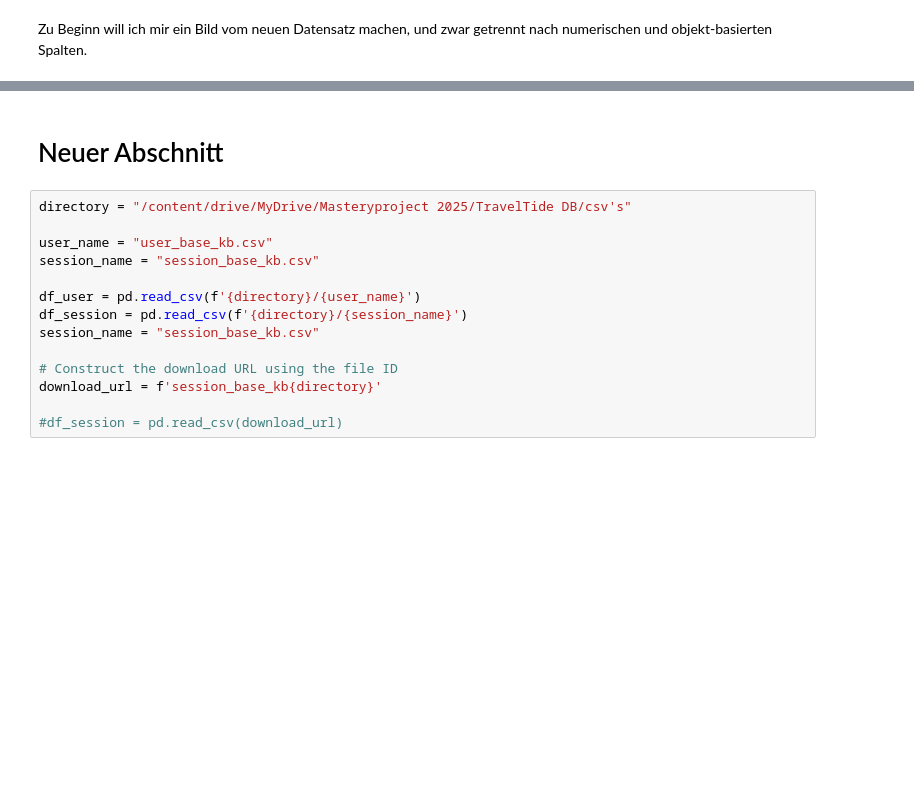
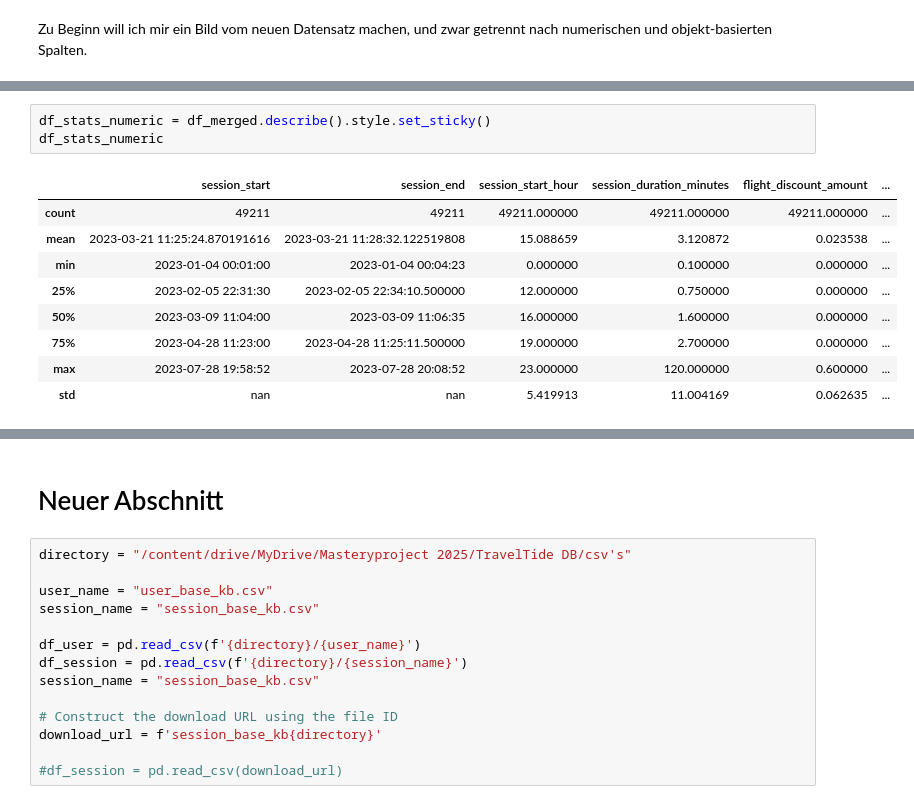
Before and after one commit to Buenyamin-Kekec/retail_demand_analysis, a Jupyter notebook: TravelTide_Mastery_Project_kb.ipynb, the cells around one changed output, grey strips where cells are left out. Saved outputs shown, nothing was run; the diff lists cells and outputs as text; blank space fills up the shorter version.

```diff
--- a/TravelTide_Mastery_Project_kb.ipynb
+++ b/TravelTide_Mastery_Project_kb.ipynb
@@ -945,0 +979,13 @@ df_merged.shape
+# %%
+df_stats_numeric = df_merged.describe().style.set_sticky()
+df_stats_numeric
+# %% [output]
+|  | session_start | session_end | session_start_hour | session_duration_minutes | flight_discount_amount | ... |
+| count | 49211 | 49211 | 49211.000000 | 49211.000000 | 49211.000000 | ... |
+| mean | 2023-03-21 11:25:24.870191616 | 2023-03-21 11:28:32.122519808 | 15.088659 | 3.120872 | 0.023538 | ... |
+| min | 2023-01-04 00:01:00 | 2023-01-04 00:04:23 | 0.000000 | 0.100000 | 0.000000 | ... |
+| 25% | 2023-02-05 22:31:30 | 2023-02-05 22:34:10.500000 | 12.000000 | 0.750000 | 0.000000 | ... |
+| 50% | 2023-03-09 11:04:00 | 2023-03-09 11:06:35 | 16.000000 | 1.600000 | 0.000000 | ... |
+| 75% | 2023-04-28 11:23:00 | 2023-04-28 11:25:11.500000 | 19.000000 | 2.700000 | 0.000000 | ... |
+| max | 2023-07-28 19:58:52 | 2023-07-28 20:08:52 | 23.000000 | 120.000000 | 0.600000 | ... |
+| std | nan | nan | 5.419913 | 11.004169 | 0.062635 | ... |
```
Also changed, not shown: parts of 25 cells of this notebook.
